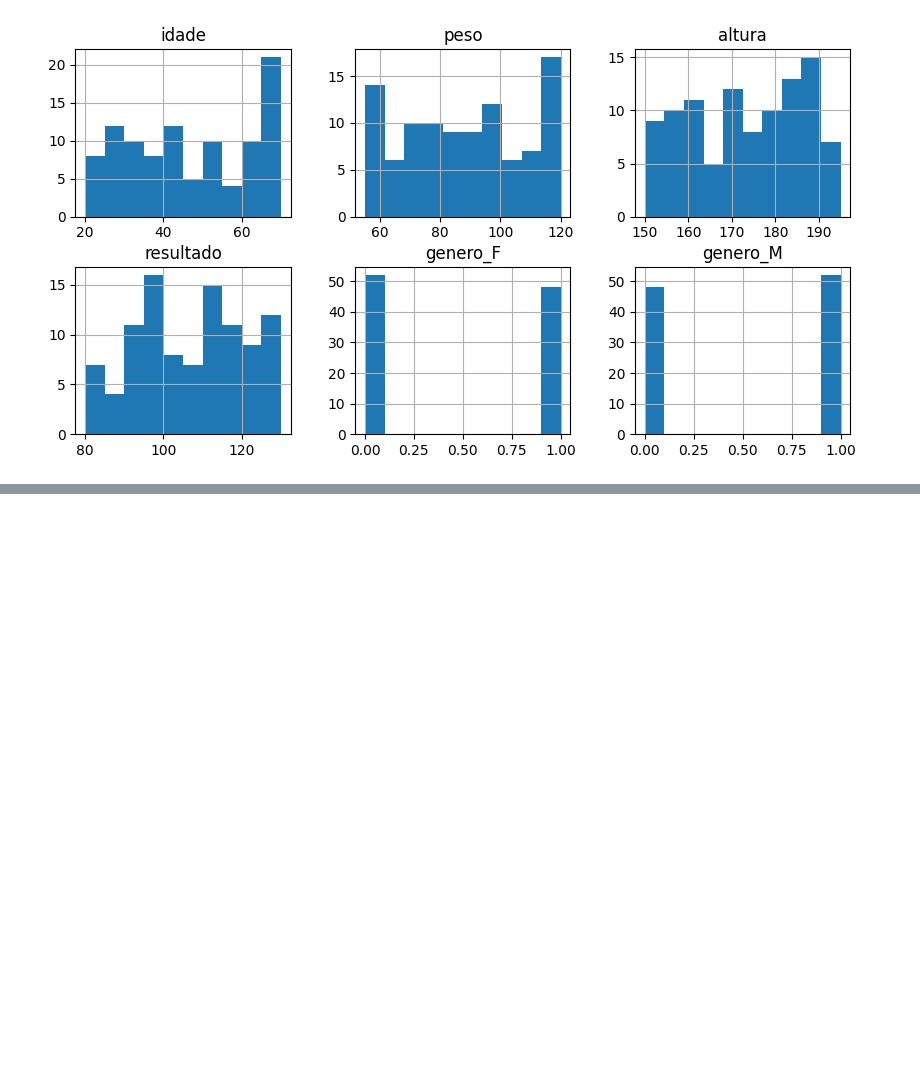
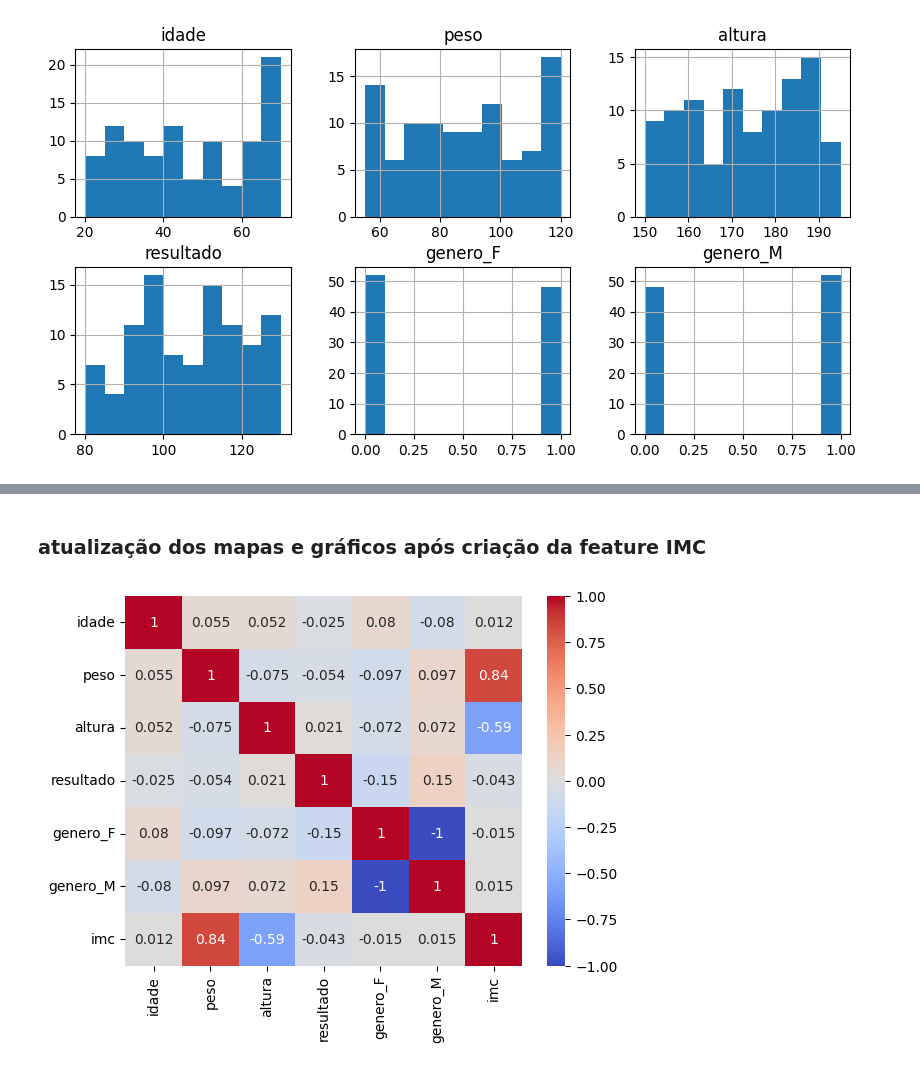
Before and after one commit to thyrsonresquin/sugar-stats, a Jupyter notebook: modelo_diabetes.ipynb, the cells around one changed output, grey strips where cells are left out. Cells and saved outputs as stored; diff of their text form; code cells hidden in the pictures; blank space fills up the shorter version.

Commit message:
criação de feature

```diff
--- a/modelo_diabetes.ipynb
+++ b/modelo_diabetes.ipynb
@@ -123,0 +126,4 @@ array([[<Axes: title={'center': 'idade'}>,
+# %%
+## criar a feature IMC (Índice de Massa Corporal) a partir do peso e altura
+df_exames['imc'] = df_exames['peso'] / (df_exames['altura'] / 100) ** 2
+df_exames.head()
@@ -123,0 +154,7 @@ array([[<Axes: title={'center': 'idade'}>,
+# %% [markdown]
+### atualização dos mapas e gráficos após criação da feature IMC
+# %%
+sns.heatmap(df_exames.corr(), vmin=-1, vmax=1,annot=True, cmap='coolwarm')
+plt.show()
+# %% [output]
+[figure, added]
```
Also changed, not shown: parts of 6 cells of this notebook.
